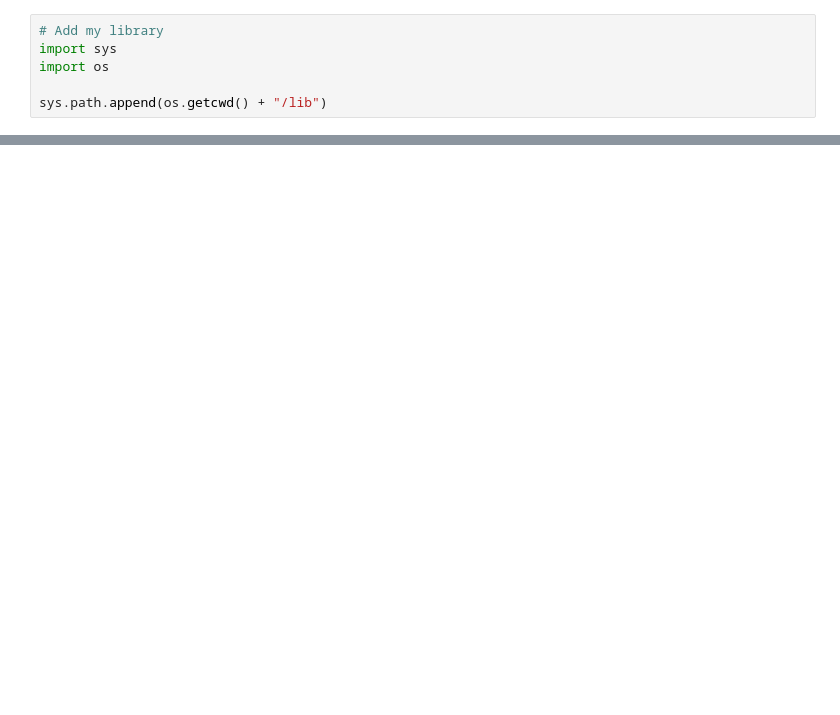
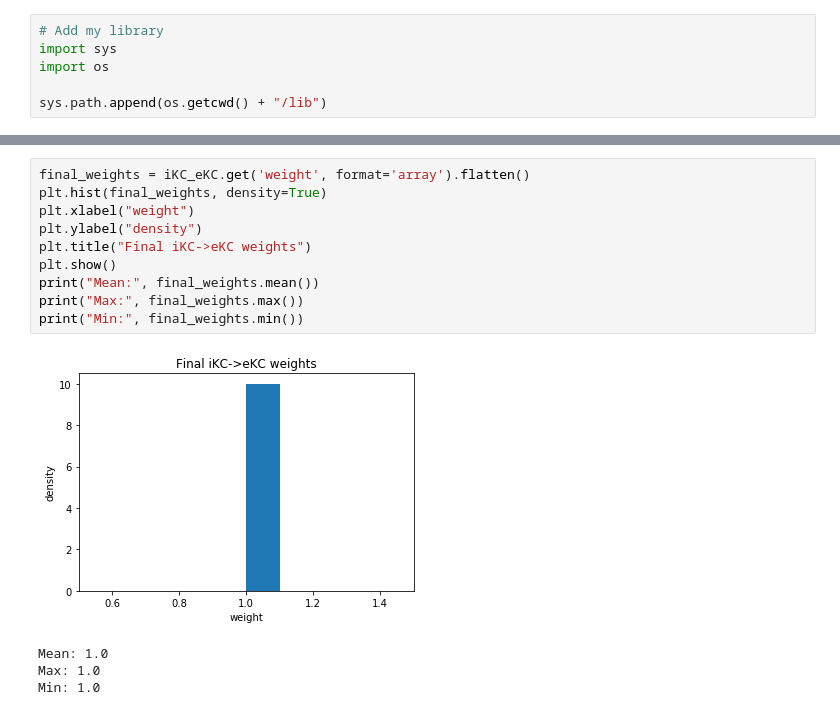
Before and after one commit to bikeboi/jra-project, a Jupyter notebook: experiment_1.ipynb, the cells around one changed output, grey strips where cells are left out. Drawn from its saved outputs; the diff is of its cells as text; blank space fills up the shorter version.

```diff
--- a/experiment_1.ipynb
+++ b/experiment_1.ipynb
@@ -201,0 +234,15 @@ Ending Simulation...
+# %%
+final_weights = iKC_eKC.get('weight', format='array').flatten()
+plt.hist(final_weights, density=True)
+plt.xlabel("weight")
+plt.ylabel("density")
+plt.title("Final iKC->eKC weights")
+plt.show()
+print("Mean:", final_weights.mean())
+print("Max:", final_weights.max())
+print("Min:", final_weights.min())
+# %% [output]
+[figure, added]
+Mean: 1.0
+Max: 1.0
+Min: 1.0
```
Also changed, not shown: parts of 19 cells of this notebook, 4 other files.
